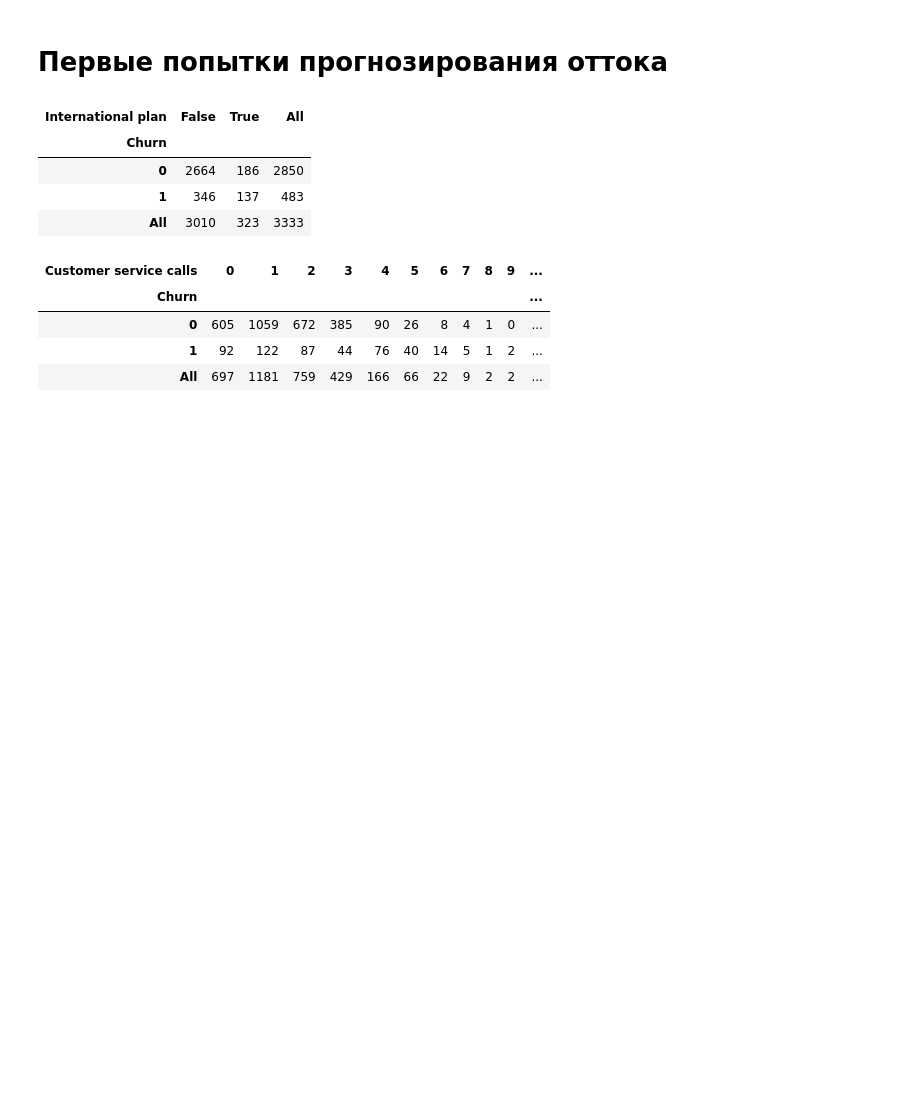
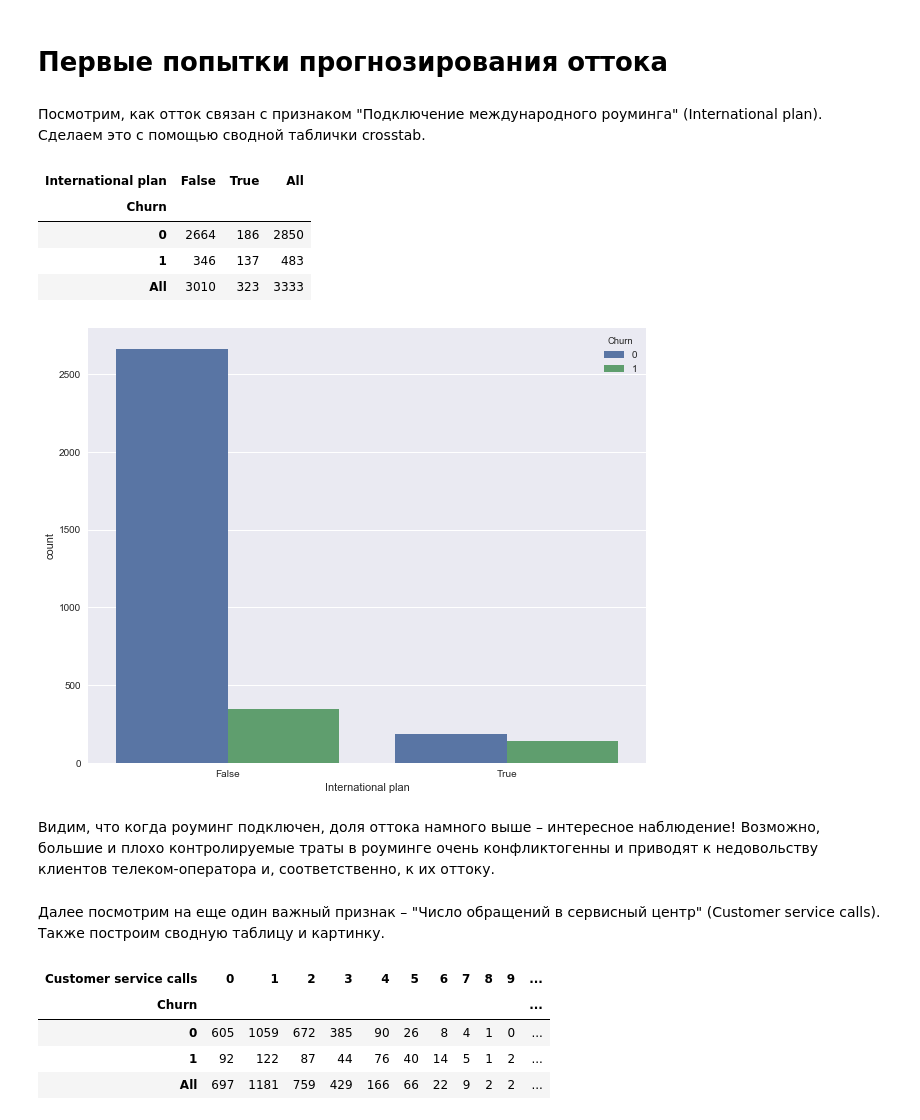
Before and after one commit to ValeraKaravai/knowledge_base, a Jupyter notebook: hw1/lecture_01.ipynb, the cells around one changed output. Saved outputs shown, nothing was run; the diff lists cells and outputs as text; code cells hidden in the pictures; blank space fills up the shorter version.

```diff
--- a/hw1/lecture_01.ipynb
+++ b/hw1/lecture_01.ipynb
@@ -5,0 +8,8 @@ import pandas as pd
+# %%
+# Import pandas and numpy
+import numpy as np
+import pandas as pd
+%matplotlib inline
+import matplotlib.pyplot as plt
+import seaborn as sns
+plt.rcParams['figure.figsize'] = (10, 8)
@@ -6,4 +22,5 @@ import pandas as pd
 # %%
-df = pd.read_csv('data/telecom_churn.csv')
+# Read input
+df = pd.read_csv('../data/telecom_churn.csv')
 # %%
 df.head()
@@ -300,6 +398,8 @@ df.drop([1, 2]).head()
 | 6 | MA | 121 | 510 | False | True | 24 | ... |
 # %% [markdown]
 # Первые попытки прогнозирования оттока
+# %% [markdown]
+Посмотрим, как отток связан с признаком "Подключение международного роуминга" (International plan). Сделаем это с помощью сводной таблички crosstab.
 # %%
 pd.crosstab(df['Churn'], df['International plan'], margins=True)
 # %% [output]
@@ -308,6 +408,14 @@ pd.crosstab(df['Churn'], df['International plan'], margins=True)
 | 0 | 2664 | 186 | 2850 |
 | 1 | 346 | 137 | 483 |
 | All | 3010 | 323 | 3333 |
+# %%
+sns.countplot(x='International plan', hue='Churn', data=df);
+# %% [output]
+[figure, added]
+# %% [markdown]
+Видим, что когда роуминг подключен, доля оттока намного выше – интересное наблюдение! Возможно, большие и плохо контролируемые траты в роуминге очень конфликтогенны и приводят к недовольству клиентов телеком-оператора и, соответственно, к их оттоку.
+# %% [markdown]
+Далее посмотрим на еще один важный признак – "Число обращений в сервисный центр" (Customer service calls). Также построим сводную таблицу и картинку.
 # %%
 pd.crosstab(df['Churn'], df['Customer service calls'], margins=True)
 # %% [output]
```
Also changed, not shown: parts of 44 cells of this notebook, 3 other files.
